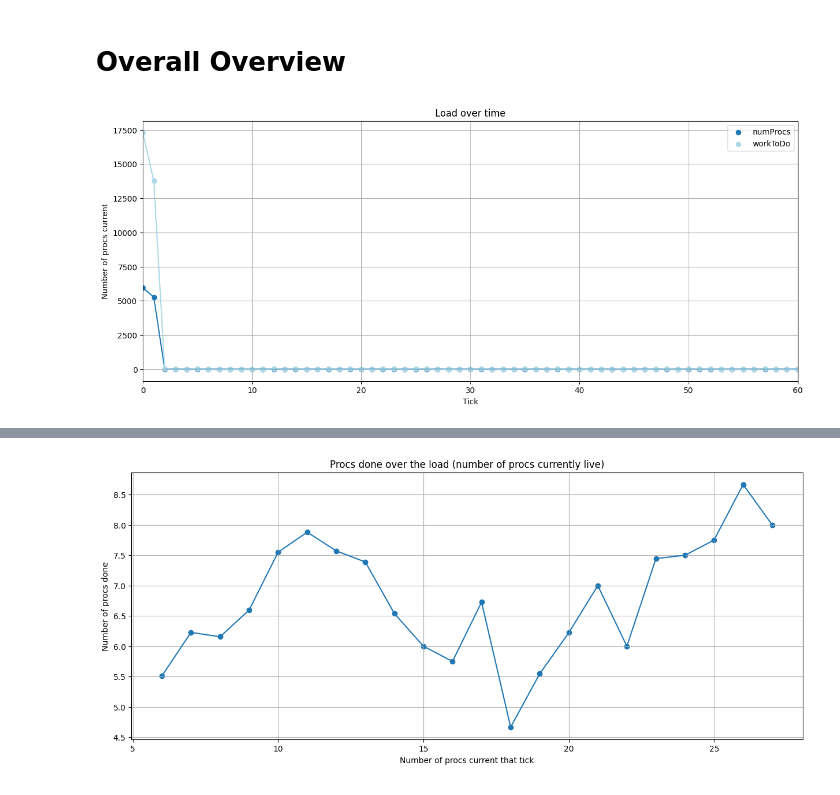
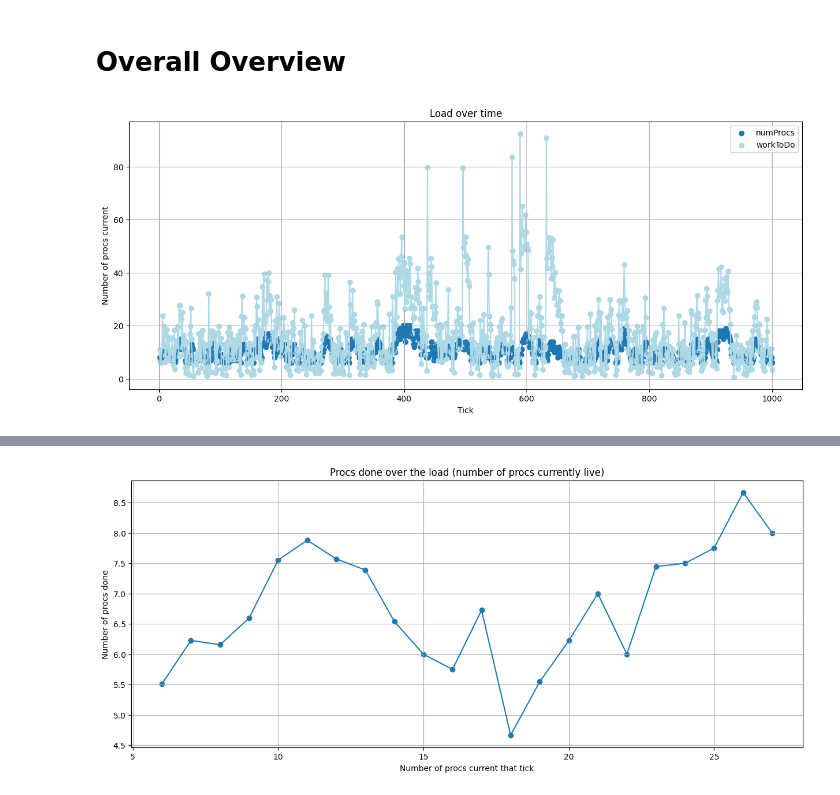
Before and after one commit to hannahmanuela/scheduler-simulator, a Jupyter notebook: results/analyze_output.ipynb, the cells around one changed output, grey strips where cells are left out. Saved outputs shown, nothing was run; the diff lists cells and outputs as text; code cells hidden in the pictures.

```diff
--- a/results/analyze_output.ipynb
+++ b/results/analyze_output.ipynb
@@ -36,24 +36,24 @@ procs_late = procs_late.where(procs_late["ticksPassed"] > procs_late["actualComp
 # %%
 # load over time
 
 # hm should load be number of procs or number of ticks?
 
 plt.figure(figsize=(15,6))
 plt.scatter(load_num_procs_per_tick["tick"], load_num_procs_per_tick["numProcsCurrent"], label="numProcs")
 plt.plot(load_num_procs_per_tick["tick"], load_num_procs_per_tick["numProcsCurrent"])
 
 plt.scatter(load_work_per_tick["tick"], load_work_per_tick["compLeft"], color='lightblue', label="workToDo")
 plt.plot(load_work_per_tick["tick"], load_work_per_tick["compLeft"], color='lightblue')
 
 plt.title('Load over time')
 plt.xlabel('Tick')
 plt.ylabel('Number of procs current')
-plt.xlim((0, 60))
+# plt.xlim((550, 700))
 plt.grid(True)
 plt.legend()
 plt.show()
 # %% [output]
-[figure, old version]
+[figure, new version]
 # %%
 # load per machine over time -- this looks at ticks of work, not just proc number
 
```
Also changed, not shown: parts of 7 cells of this notebook, 7 other files.
